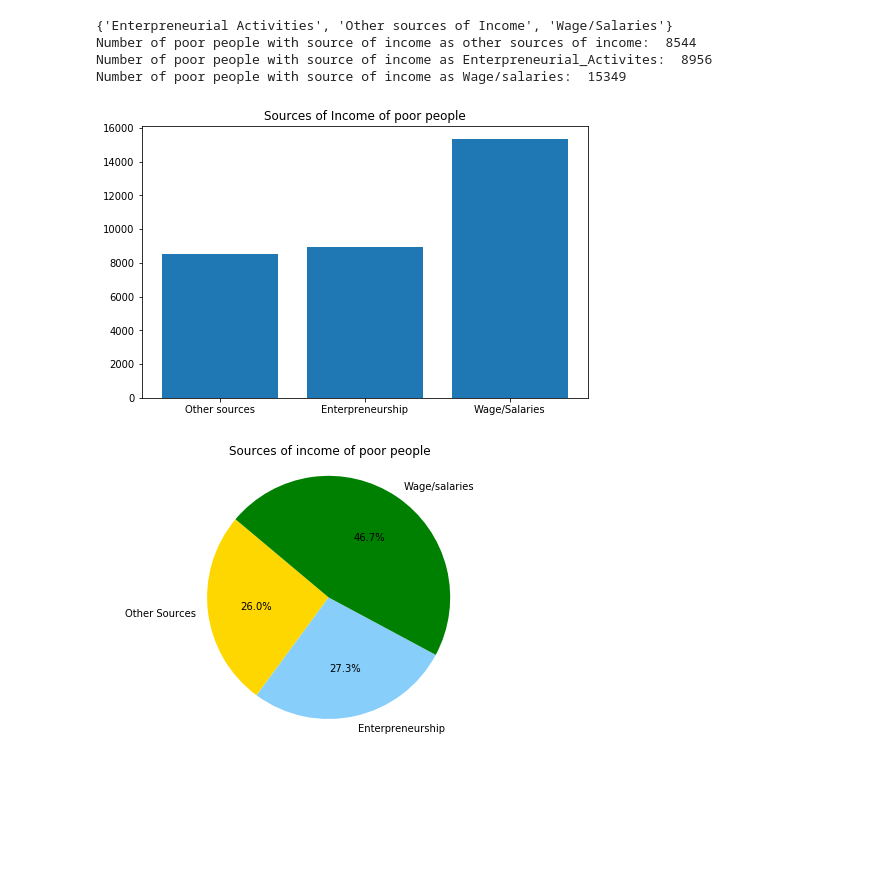
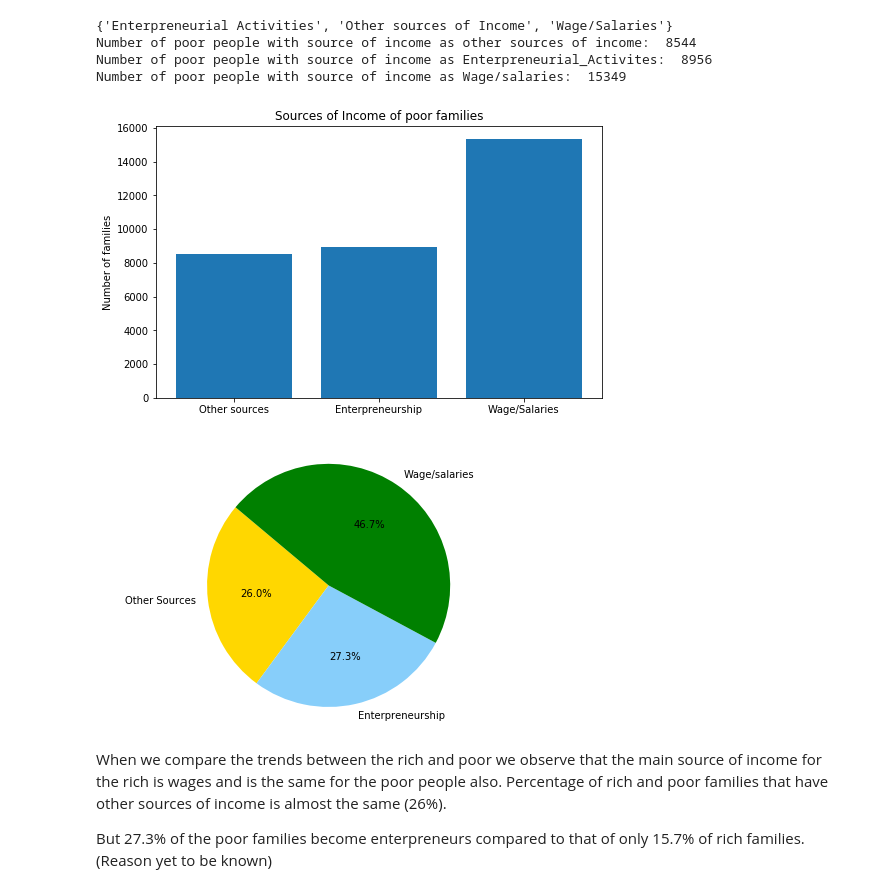
Before and after one commit to AshishShenoy/ids-project, a Jupyter notebook: ids-project.ipynb, the cells around one changed output. Cells and saved outputs as stored; diff of their text form; code cells hidden in the pictures; blank space fills up the shorter version.

```diff
--- a/ids-project.ipynb
+++ b/ids-project.ipynb
@@ -275,18 +275,22 @@ Number of poor people with source of income as Wage/salaries:  15349
 # %%
 rcParams['figure.figsize'] = [8,5]
 plt.bar(["Other sources","Enterpreneurship","Wage/Salaries"], height=[Other_Sources_of_Income,Enterprenurial_Activites,Wage_Salaries])
-plt.title("Sources of Income of poor people")
+plt.title("Sources of Income of poor families")
+plt.ylabel("Number of families")
 plt.show()
 
 labels = "Other Sources","Enterpreneurship","Wage/salaries"
 sizes = [Other_Sources_of_Income,Enterprenurial_Activites,Wage_Salaries]
 colors = ['gold','lightskyblue','green']
 explode=(0,0,0)
 
 plt.pie(sizes, explode=explode, labels=labels, colors=colors,autopct='%1.1f%%', shadow=False, startangle=140)
-plt.title("Sources of income of poor people")
 plt.axis('equal')
 plt.show()
 # %% [output]
-[figure, old version]
+[figure, new version]
-[figure, old version]
+[figure, new version]
+# %% [markdown]
+When we compare the trends between the rich and poor we observe that the main source of income for the rich is wages and is the same for the poor people also. Percentage of rich and poor families that have other sources of income is almost the same (26%).
+
+But 27.3% of the poor families become enterpreneurs compared to that of only 15.7% of rich families.(Reason yet to be known)
```
Also changed, not shown: parts of 1 cell of this notebook.
